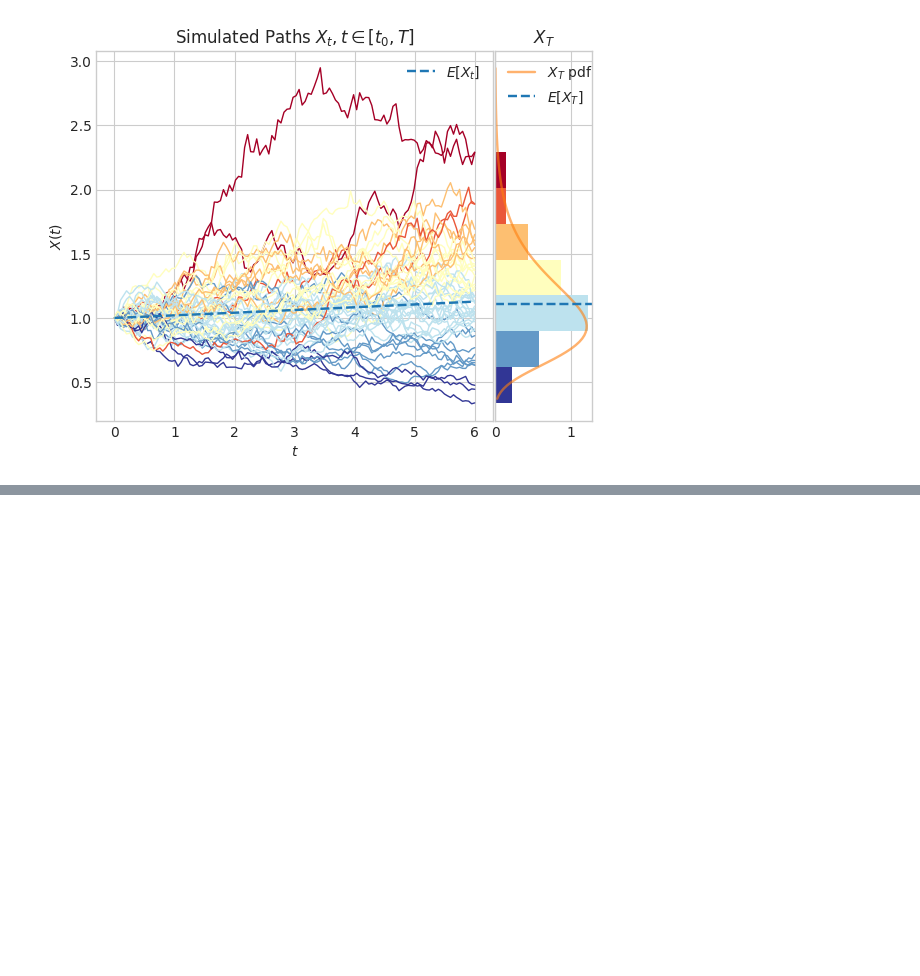
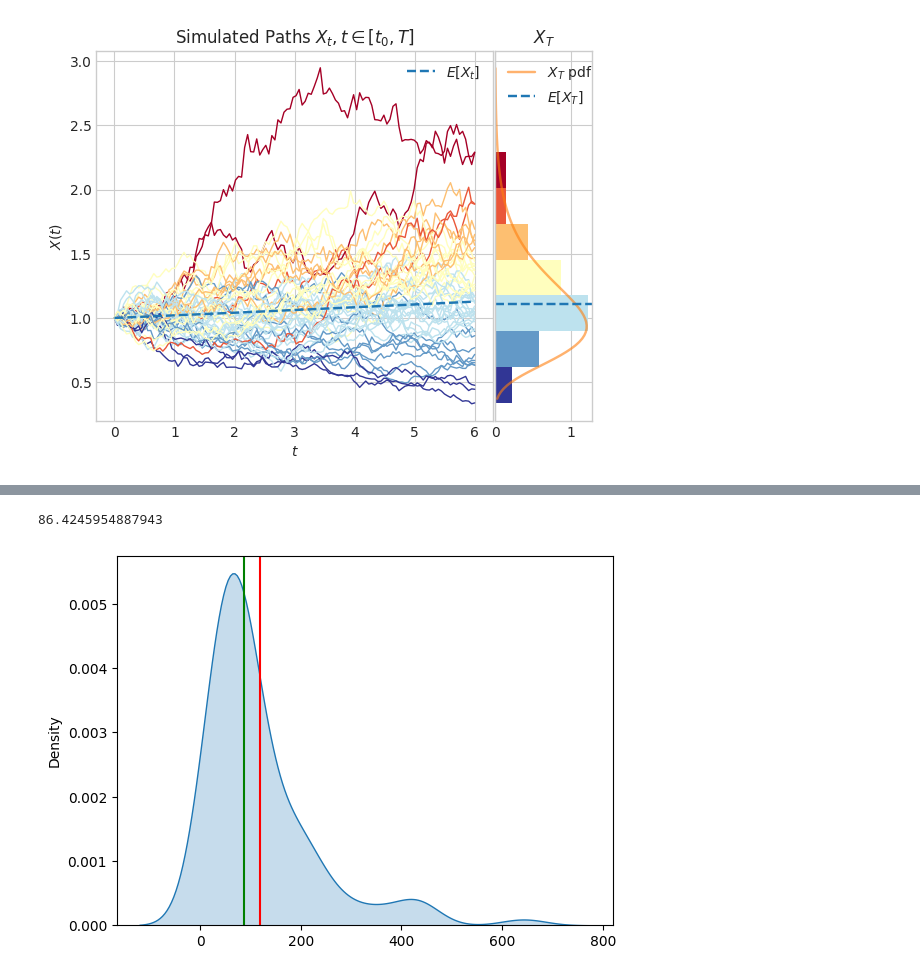
Before and after one commit to dahhou147/Copula, a Jupyter notebook: testing_model.ipynb, the cells around one changed output, grey strips where cells are left out. Drawn from its saved outputs; the diff is of its cells as text; code cells hidden in the pictures; blank space fills up the shorter version.

```diff
--- a/testing_model.ipynb
+++ b/testing_model.ipynb
@@ -60,0 +178,12 @@ def mvt(t):
+# %%
+last_values = a[49]
+sns.kdeplot(last_values, fill=True)
+median = np.median(last_values)
+mean = np.mean(last_values)
+std = np.std(last_values, ddof=1)
+plt.axvline(mean, color="red")
+plt.axvline(median, color="green")
+print(median)
+# %% [output]
+86.4245954887943
+[figure, added]
```
Also changed, not shown: parts of 29 cells of this notebook, 1 other file.
